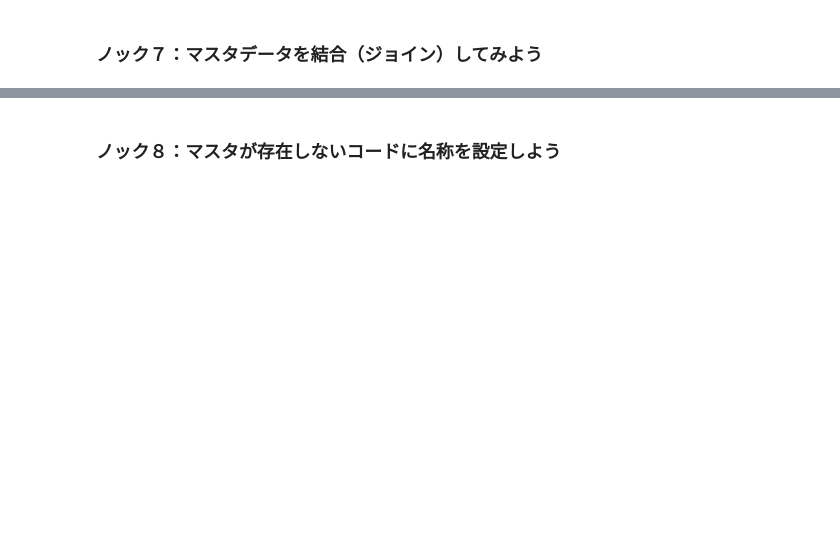
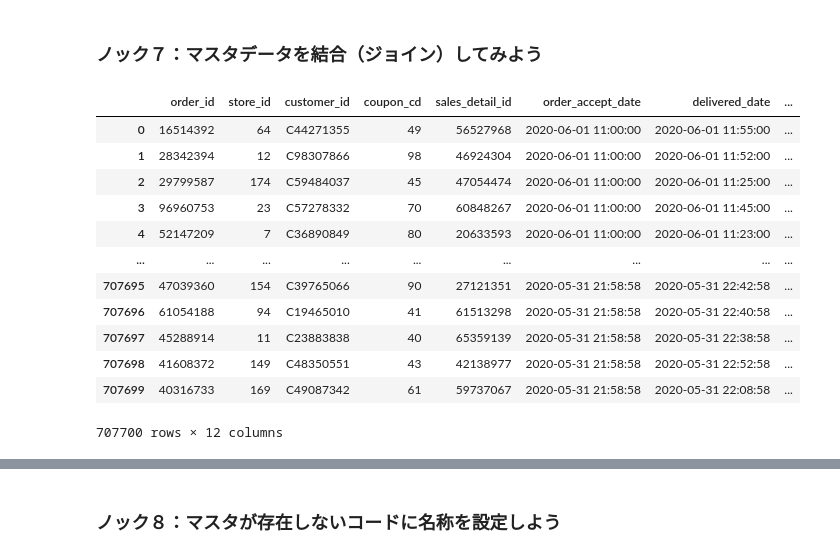
Before and after one commit to itomond-home/100knock, a Jupyter notebook: 1章/Challenge01.ipynb, the cells around one changed output, grey strips where cells are left out. Drawn from its saved outputs; the diff is of its cells as text; code cells hidden in the pictures; blank space fills up the shorter version.

```diff
--- a/1章/Challenge01.ipynb
+++ b/1章/Challenge01.ipynb
@@ -88,2 +214,19 @@ os.listdir(current_dir)
 # %% [markdown]
 ### ノック７：マスタデータを結合（ジョイン）してみよう
+# %%
+order_data = pd.merge(order_data, m_store, on="store_id", how="left")
+order_data
+# %% [output]
+|  | order_id | store_id | customer_id | coupon_cd | sales_detail_id | order_accept_date | delivered_date | ... |
+| 0 | 16514392 | 64 | C44271355 | 49 | 56527968 | 2020-06-01 11:00:00 | 2020-06-01 11:55:00 | ... |
+| 1 | 28342394 | 12 | C98307866 | 98 | 46924304 | 2020-06-01 11:00:00 | 2020-06-01 11:52:00 | ... |
+| 2 | 29799587 | 174 | C59484037 | 45 | 47054474 | 2020-06-01 11:00:00 | 2020-06-01 11:25:00 | ... |
+| 3 | 96960753 | 23 | C57278332 | 70 | 60848267 | 2020-06-01 11:00:00 | 2020-06-01 11:45:00 | ... |
+| 4 | 52147209 | 7 | C36890849 | 80 | 20633593 | 2020-06-01 11:00:00 | 2020-06-01 11:23:00 | ... |
+| ... | ... | ... | ... | ... | ... | ... | ... | ... |
+| 707695 | 47039360 | 154 | C39765066 | 90 | 27121351 | 2020-05-31 21:58:58 | 2020-05-31 22:42:58 | ... |
+| 707696 | 61054188 | 94 | C19465010 | 41 | 61513298 | 2020-05-31 21:58:58 | 2020-05-31 22:40:58 | ... |
+| 707697 | 45288914 | 11 | C23883838 | 40 | 65359139 | 2020-05-31 21:58:58 | 2020-05-31 22:38:58 | ... |
+| 707698 | 41608372 | 149 | C48350551 | 43 | 42138977 | 2020-05-31 21:58:58 | 2020-05-31 22:52:58 | ... |
+| 707699 | 40316733 | 169 | C49087342 | 61 | 59737067 | 2020-05-31 21:58:58 | 2020-05-31 22:08:58 | ... |
+707700 rows × 12 columns
```
Also changed, not shown: parts of 16 cells of this notebook, 1 other file.
